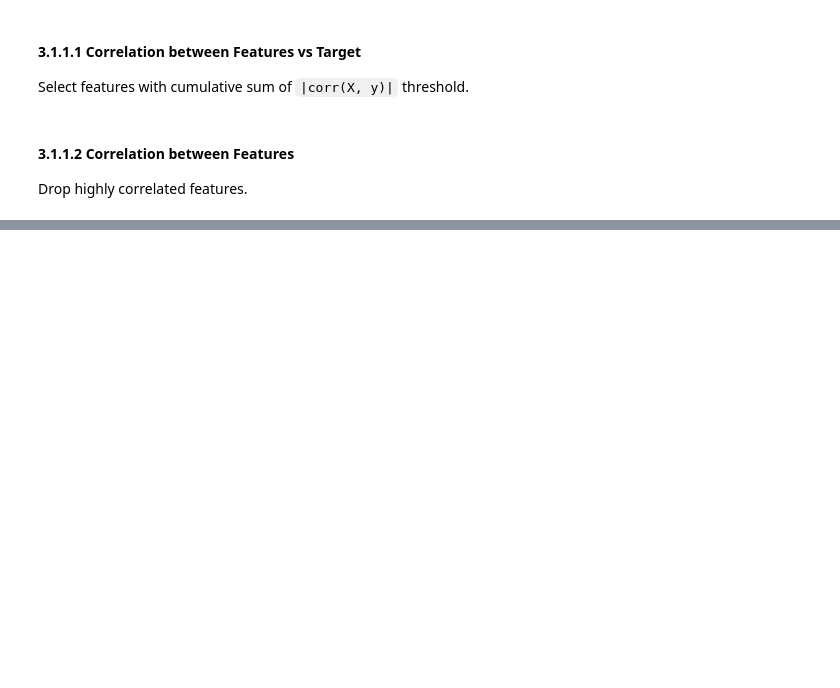
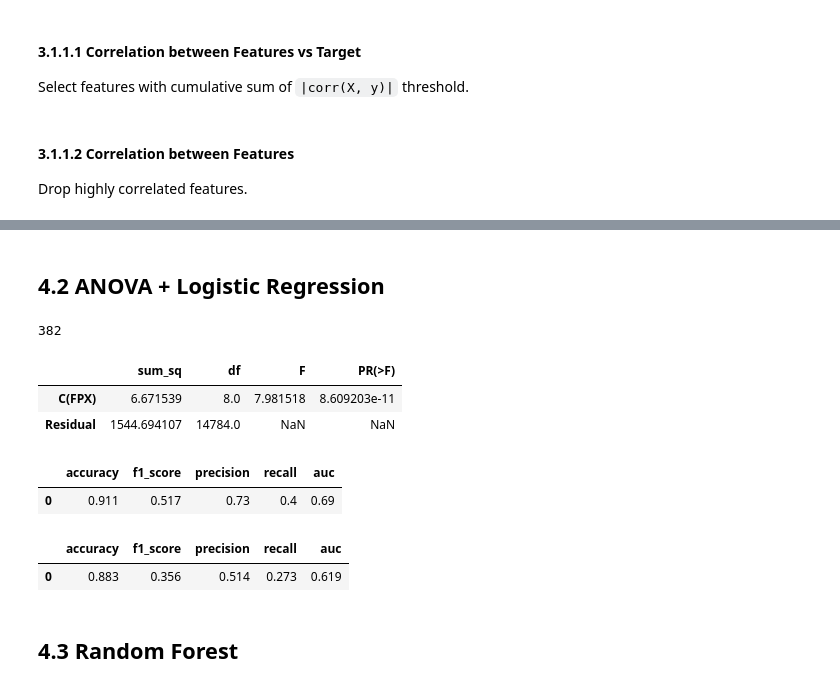
Before and after one commit to alchemine/diabetes-prediction, a Jupyter notebook: diabetes_prediction/main.ipynb, the cells around one changed output, grey strips where cells are left out. Drawn from its saved outputs; the diff is of its cells as text; code cells hidden in the pictures; blank space fills up the shorter version.

```diff
--- a/diabetes_prediction/main.ipynb
+++ b/diabetes_prediction/main.ipynb
@@ -135,0 +195,33 @@ rst, summary = experiment(metadata, dataset_proc, base_estimator, corr_x_feature
+# %% [markdown]
+## 4.2 ANOVA + Logistic Regression
+# %%
+split_Xy = lambda dataset, features: (dataset[features], dataset[PARAMS.target])
+
+cat_features     = dataset_proc['cat_features']
+X_train, y_train = split_Xy(dataset_proc['train'], cat_features)
+X_val,   y_val   = split_Xy(dataset_proc['val'],   cat_features)
+X_test,  y_test  = split_Xy(dataset_proc['test'],  cat_features)
+# %%
+import statsmodels.api as sm
+from statsmodels.formula.api import ols
+
+significant_features = []
+for feature in tqdm(cat_features):
+    model = ols(f'{PARAMS.target} ~ C({feature})', data=pd.concat([X_train, y_train], axis=1)).fit()
+    anova_table = sm.stats.anova_lm(model, typ=2)
+    p_val = anova_table.values[0, 3]
+    if p_val < 0.05:
+        significant_features.append({
+            'feature': feature,
+            'anova_table': anova_table
+        })
+# %%
+len(significant_features)
+# %% [output]
+382
+# %%
+significant_features[0]['anova_table']
+# %% [output]
+|  | sum_sq | df | F | PR(>F) |
+| C(FPX) | 6.671539 | 8.0 | 7.981518 | 8.609203e-11 |
+| Residual | 1544.694107 | 14784.0 | NaN | NaN |
@@ -135,0 +237,19 @@ rst, summary = experiment(metadata, dataset_proc, base_estimator, corr_x_feature
+# %%
+from sklearn.linear_model import LogisticRegression
+from sklearn.metrics import classification_report
+
+model = LogisticRegression()
+model.fit(X_train_oh, y_train)
+p_train = model.predict(X_train_oh)
+# print(classification_report(y_train, p_train))
+get_score(y_train, p_train)
+# %% [output]
+|  | accuracy | f1_score | precision | recall | auc |
+| 0 | 0.911 | 0.517 | 0.73 | 0.4 | 0.69 |
+# %%
+p_val = model.predict(X_val_oh)
+# print(classification_report(y_val, p_val))
+get_score(y_val, p_val)
+# %% [output]
+|  | accuracy | f1_score | precision | recall | auc |
+| 0 | 0.883 | 0.356 | 0.514 | 0.273 | 0.619 |
@@ -135,0 +271,2 @@ rst, summary = experiment(metadata, dataset_proc, base_estimator, corr_x_feature
+# %% [markdown]
+## 4.3 Random Forest
```
Also changed, not shown: parts of 36 cells of this notebook, 8 other files.
